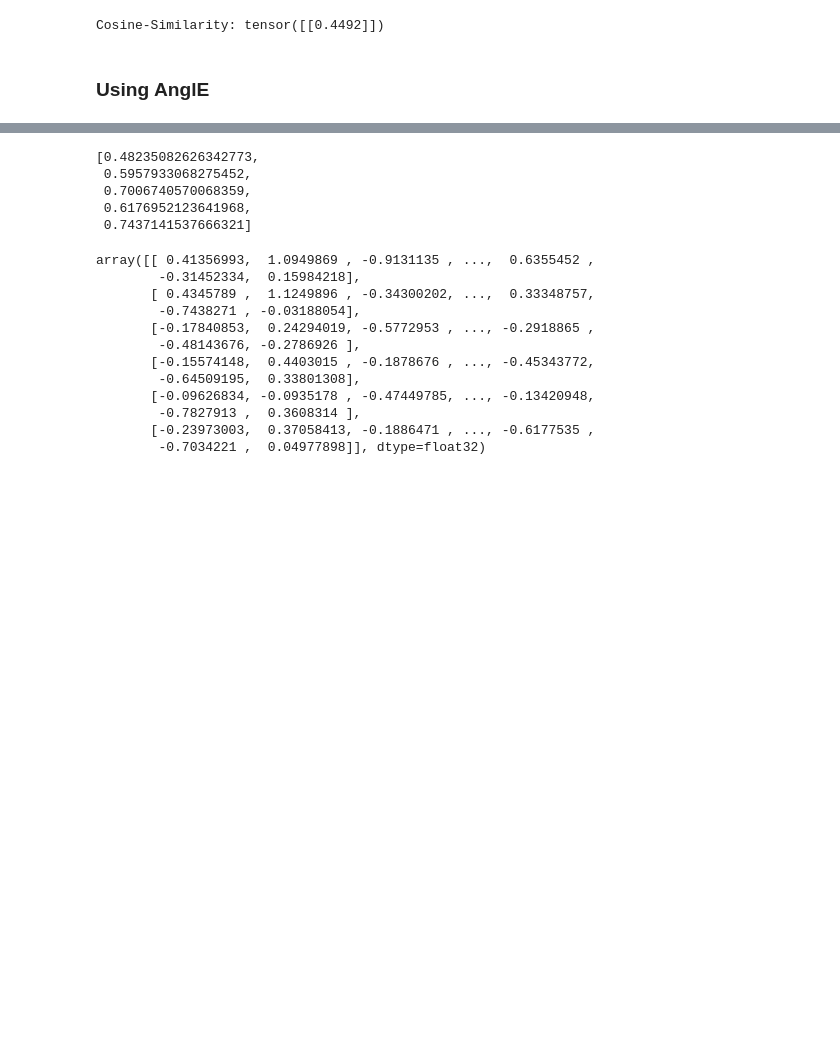
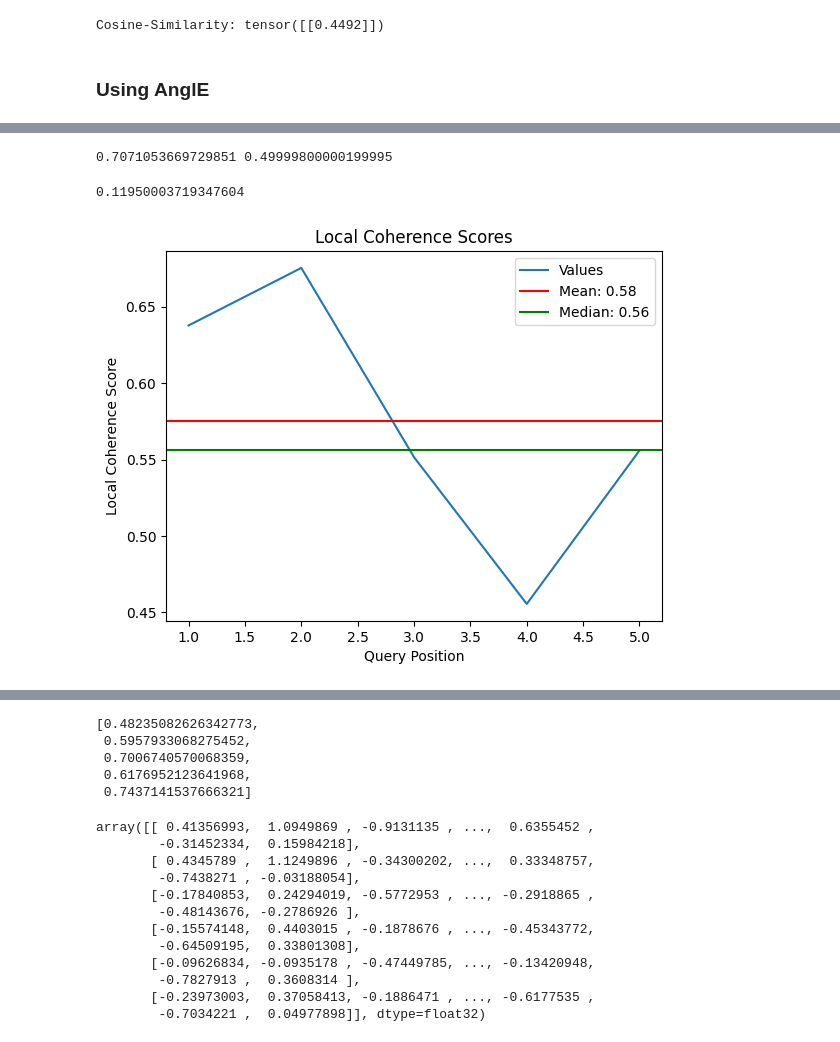
Before and after one commit to almasria/discourse_coherenc, a Jupyter notebook: components/notebook.ipynb, the cells around one changed output, grey strips where cells are left out. Saved outputs shown, nothing was run; the diff lists cells and outputs as text; code cells hidden in the pictures; blank space fills up the shorter version.

```diff
--- a/components/notebook.ipynb
+++ b/components/notebook.ipynb
@@ -650,0 +662,41 @@ min(list(range(1,10)))
+# %%
+import statistics as stats
+
+print(stats.stdev(l), stats.variance(l))
+stats.stdev(session3.local_coherence_scores)
+# %% [output]
+0.7071053669729851 0.49999800000199995
+0.11950003719347604
+# %%
+import matplotlib.pyplot as plt
+import numpy as np
+
+# Assuming Y is your list of values
+Y = session3.local_coherence_scores
+
+# Calculate mean and median
+mean_value = np.mean(Y)
+median_value = np.median(Y)
+
+# Create a range of X values
+X = list(range(1, len(Y) + 1))
+
+# Plot the values
+plt.plot(X, Y, label='Values')
+
+# Plot the mean and median
+plt.axhline(y=mean_value, color='r', linestyle='-', label=f'Mean: {mean_value:.2f}')
+plt.axhline(y=median_value, color='g', linestyle='-', label=f'Median: {median_value:.2f}')
+
+# Add labels and title
+plt.xlabel("Query Position")
+plt.ylabel("Local Coherence Score")
+plt.title("Local Coherence Scores")
+
+# Add a legend
+plt.legend()
+
+# Show the plot
+plt.show()
+# %% [output]
+[figure, added]
```
Also changed, not shown: parts of 28 cells of this notebook, 45 other files.
